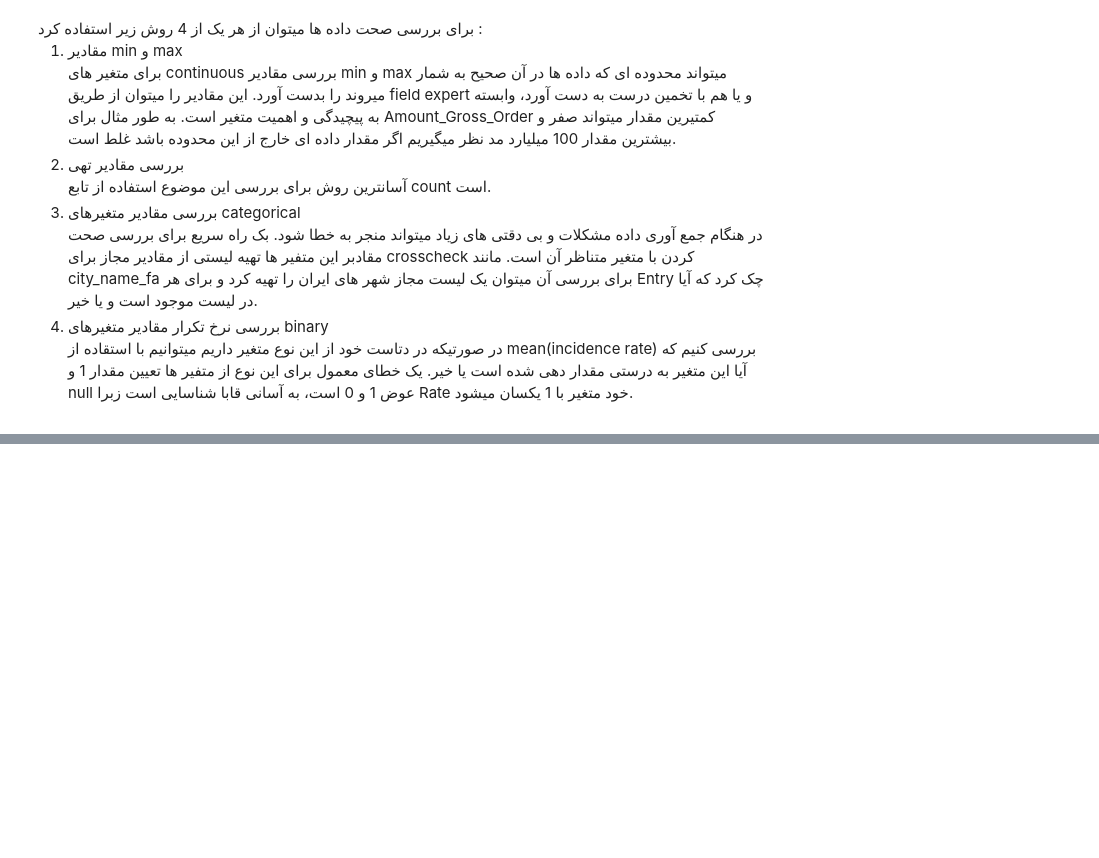
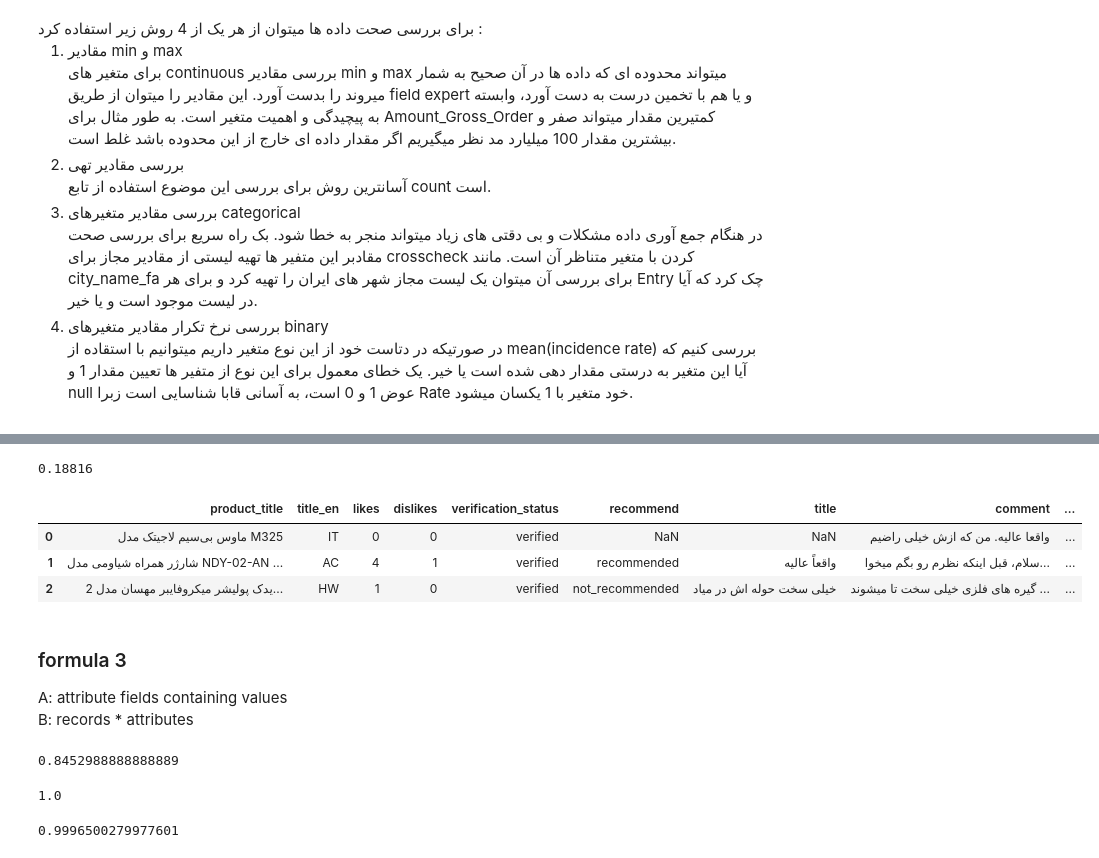
Before and after one commit to sulaimanbehzad/FDM_Project, a Jupyter notebook: p1.ipynb, the cells around one changed output, grey strips where cells are left out. Drawn from its saved outputs; the diff is of its cells as text; code cells hidden in the pictures; blank space fills up the shorter version.

```diff
--- a/p1.ipynb
+++ b/p1.ipynb
@@ -679,0 +757,15 @@ disadvantages is clear for validation
+# %%
+keifiat_correct = keifiat.drop(columns=['product_id', 'user_id'])
+keifiat_f2 = calc_f1(keifiat_correct)
+print(keifiat_f2)
+keifiat_correct.head(3)
+# %% [output]
+0.18816
+|  | product_title | title_en | likes | dislikes | verification_status | recommend | title | comment | ... |
+| 0 | ماوس بی‌سیم لاجیتک مدل M325 | IT | 0 | 0 | verified | NaN | NaN | واقعا عالیه. من که ازش خیلی راضیم | ... |
+| 1 | شارژر همراه شیاومی مدل NDY-02-AN ... | AC | 4 | 1 | verified | recommended | واقعاً عالیه | سلام، قبل اینکه نظرم رو بگم میخوا... | ... |
+| 2 | یدک پولیشر میکروفایبر مهسان مدل 2... | HW | 1 | 0 | verified | not_recommended | خیلی سخت حوله اش در میاد | گیره های فلزی خیلی سخت تا میشوند ... | ... |
+# %% [markdown]
+### formula 3
+A: attribute fields containing values
+B: records * attributes
@@ -679,0 +778,15 @@ disadvantages is clear for validation
+# %%
+products_f3 = calc_f3(products_correct)
+print(products_f3)
+# %% [output]
+0.8452988888888889
+# %%
+orders_f3 = calc_f3(orders_correct)
+print(orders_f3)
+# %% [output]
+1.0
+# %%
+comments_f3 = calc_f3(comments_correct)
+print(comments_f3)
+# %% [output]
+0.9996500279977601
```
Also changed, not shown: parts of 20 cells of this notebook.
